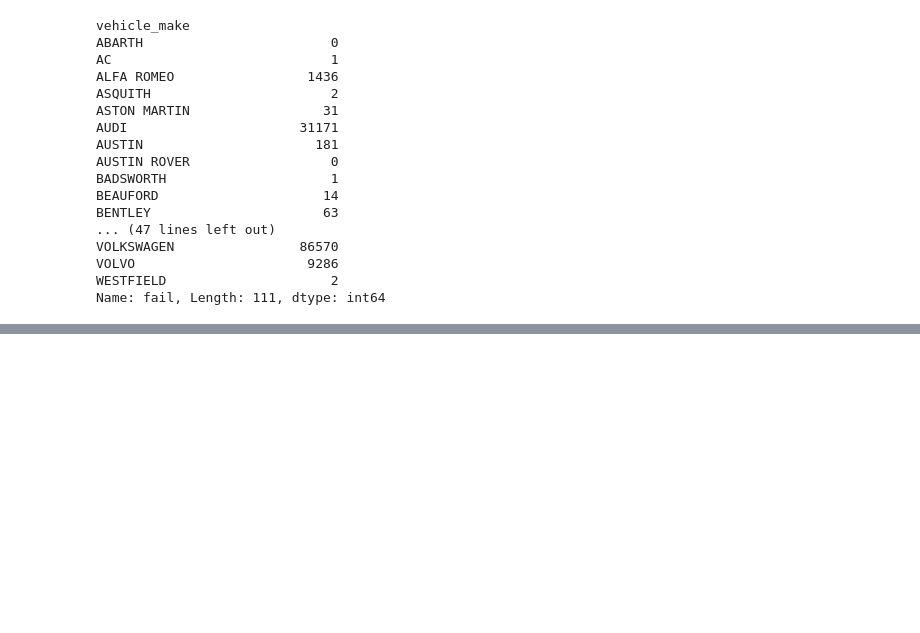
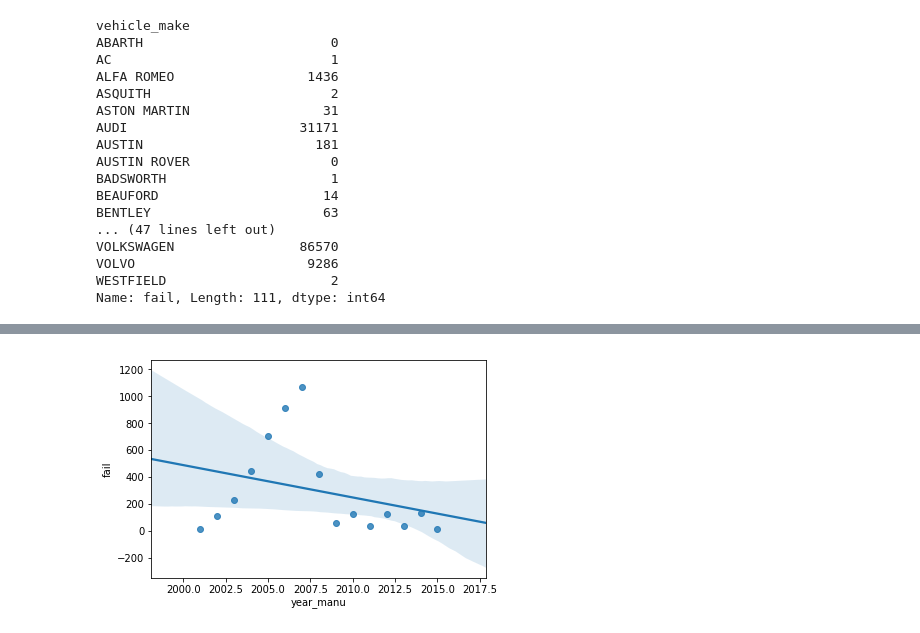
Before and after one commit to bexiturley/Programming-for-Data-Analysis-Project-2019, a Jupyter notebook: nct.ipynb, the cells around one changed output, grey strips where cells are left out. Saved outputs shown, nothing was run; the diff lists cells and outputs as text; code cells hidden in the pictures; blank space fills up the shorter version.

```diff
--- a/nct.ipynb
+++ b/nct.ipynb
@@ -238,0 +296,4 @@ Name: fail, Length: 111, dtype: int64
+# %%
+sns.regplot(x="year_manu", y="fail", data=df2);
+# %% [output]
+[figure, added]
```
Also changed, not shown: parts of 17 cells of this notebook, 3 other files.
